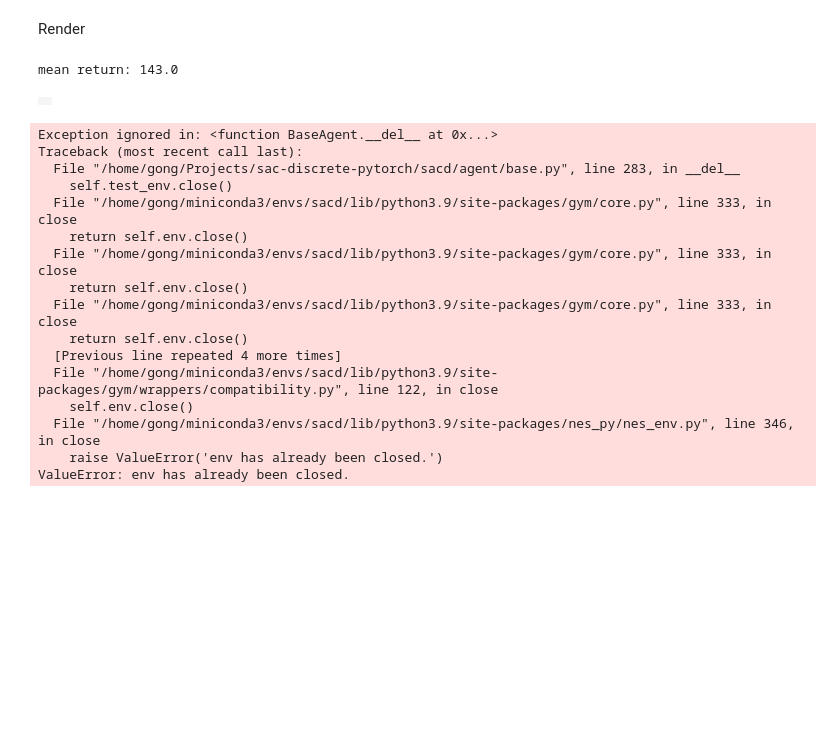
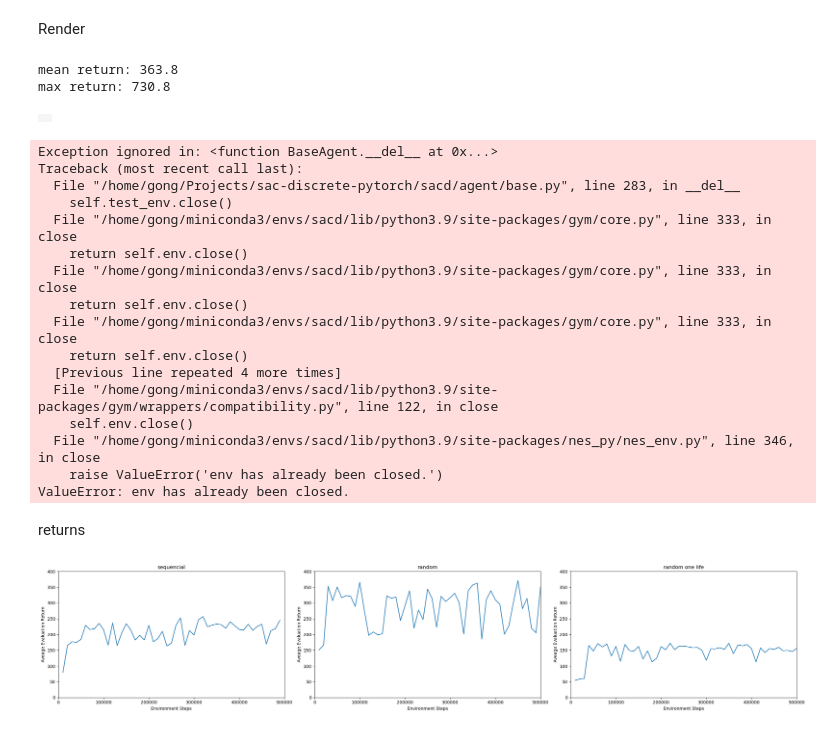
Before and after one commit to josh081823/sac-discrete-pytorch, a Jupyter notebook: render_env.ipynb, the cells around one changed output. Cells and saved outputs as stored; diff of their text form; code cells hidden in the pictures; blank space fills up the shorter version.

```diff
--- a/render_env.ipynb
+++ b/render_env.ipynb
@@ -83,9 +86,10 @@ agent = Agent(
 # agent.evaluate()
 agent.load_models(load_model_path)
 agent.testnshow()
-del agent
+# del agent
 # %% [output]
-mean return: 143.0
+mean return: 363.8
+max return: 730.8
 |  |
 Exception ignored in: <function BaseAgent.__del__ at 0x...>
 Traceback (most recent call last):
@@ -103,3 +107,42 @@ Traceback (most recent call last):
   File "/home/gong/miniconda3/envs/sacd/lib/python3.9/site-packages/nes_py/nes_env.py", line 346, in close
     raise ValueError('env has already been closed.')
 ValueError: env has already been closed.
+# %% [markdown]
+returns
+# %%
+import matplotlib.pyplot as plt
+
+# 文件路径列表
+file_paths = ['logs/SuperMarioBros-v2/sacd-seed0-20240705-0754/returns_log.txt',
+              'logs/SuperMarioBrosRandomStages-v2/random3lives.txt',
+              'logs/SuperMarioBrosRandomStages-v2/sacd-seed0-20240705-2321/returns_log.txt']
+titles = ["sequencial", "random", "random one life"]
+
+# 设置绘图
+fig, axs = plt.subplots(1, 3, figsize=(25, 5))
+
+for i, file_path in enumerate(file_paths):
+    steps = []
+    returns = []
+    with open(file_path, 'r') as file:
+        lines = file.readlines()
+        for line in lines:
+            if line.startswith('Num steps:'):
+                parts = line.split()
+                steps.append(int(parts[2]))
+                returns.append(float(parts[4]))
+
+    ax = axs[i]
+    # ax.plot(steps, returns, label='Aveage Evaluation Return')
+    ax.plot(steps, returns)
+    ax.set_title(titles[i])
+    ax.set_xlabel('Environment Steps')
+    ax.set_ylabel('Aveage Evaluation Return')
+    ax.set_xlim((0, 500000))
+    ax.set_ylim((0, 400))
+    # ax.legend()
+
+plt.tight_layout()
+plt.show()
+# %% [output]
+[figure, added]
```
Also changed, not shown: parts of 4 cells of this notebook, 3 other files.
